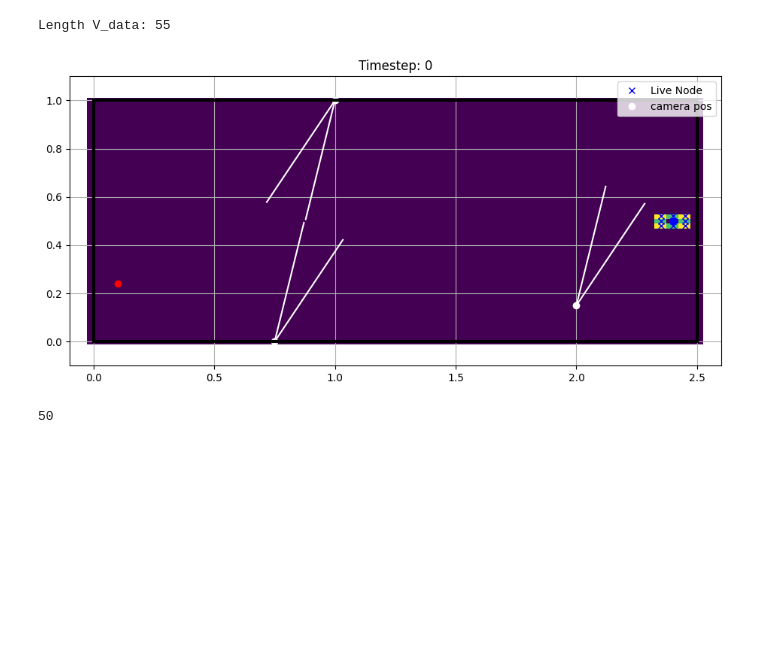
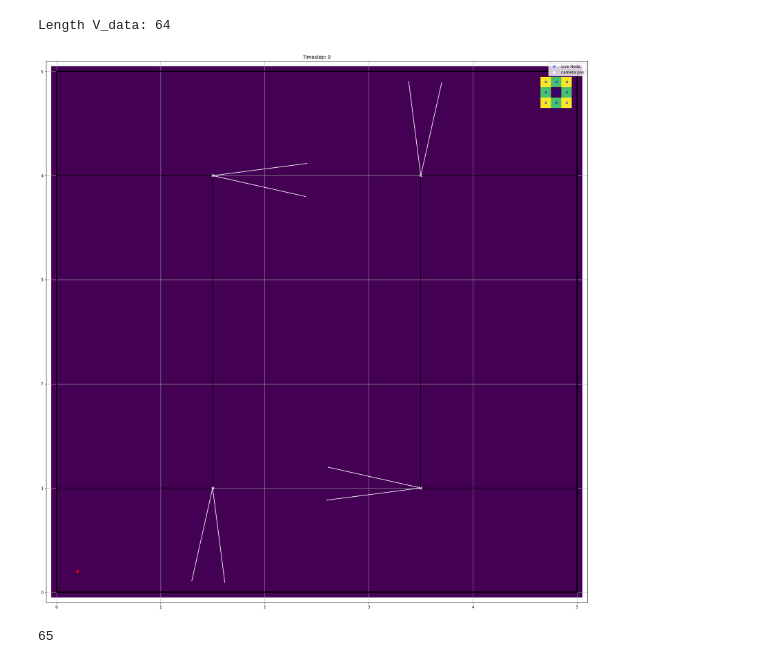
Before and after one commit to jeffersonkim97/cognis_UAM, a Jupyter notebook: notebook/GameTheory_Example_Multiple_Cam_TrenchRun.ipynb, the cells around one changed output. Cells and saved outputs as stored; diff of their text form; code cells hidden in the pictures; blank space fills up the shorter version.

```diff
--- a/notebook/GameTheory_Example_Multiple_Cam_TrenchRun.ipynb
+++ b/notebook/GameTheory_Example_Multiple_Cam_TrenchRun.ipynb
@@ -217,6 +232,18 @@ def bound_cam(i_x, campos, fov_ang_curr, fov_ang, fov_rng):
     ang = np.arctan2(i_xPos[1]-campos[1], i_xPos[0]-campos[0])
     return fov_ang_curr+fov_ang/2-wrap2pi(ang)>=0 and fov_ang_curr-fov_ang/2-wrap2pi(ang)<=0 and fov_rng - dist >= 0
 
+def bound_building(i_x, building):
+    # building: [x0, x1, y0, y1]
+    currpos = position(i_x)
+    bcheck = np.zeros((nB,1))
+    for b in range(nB):
+        bnow = building[b]
+        bcheck[b] = (currpos[0] >= bnow[0] and currpos[0] <= bnow[1] and currpos[1] >= bnow[2] and currpos[1] <= bnow[3])
+    sumcheck = 0
+    for b in range(nB):
+        sumcheck += bcheck[b]
+    return sumcheck
+
 
 # Possible Actions
 movement = [
@@ -241,11 +268,12 @@ while len(live) > 0:
         elif end_in_prev[j] < 0:
             end_in_prev[j] = end_in_prev[j] + len(camvec[j])
     # Populate Node for cost function
+
     for p in live:
         pcheck = np.zeros((n_cam,1))
         # Check Camera State
         for j in range(n_cam):
-            pcheck[j] = bound(p) and not bound_cam(p, campos[j], camvec[j, end_in_prev[j]], fov_ang, fov_rng)
+            pcheck[j] = bound(p) and not bound_cam(p, campos[j], camvec[j, end_in_prev[j]], fov_ang, fov_rng) and not bound_building(p, building)
 
         # If p is out of all camera bound
         if all(pcheck):
@@ -254,7 +282,7 @@ while len(live) > 0:
                 pa = (p[0] - a[0], p[1] - a[1])
                 # Check Camera State
                 for j in range(n_cam):
-                    pacheck[j] = bound(pa) and not bound_cam(pa, campos[j], camvec[j, end_in_prev[j]], fov_ang, fov_rng)
+                    pacheck[j] = bound(pa) and not bound_cam(pa, campos[j], camvec[j, end_in_prev[j]], fov_ang, fov_rng) and not bound_building(pa, building)
                 #If pa is out of all camera bound
                 if all(pacheck):
                     V_new = costfunc(p, pa) + V[p[0], p[1]]
@@ -283,7 +311,7 @@ while len(live) > 0:
         theta = camvec[ind, k]
         xend = campos[ind,0]+fov_rng*np.cos(theta)
         yend = campos[ind,1]+fov_rng*np.sin(theta)
-        plt.plot([campos[ind,0], xend], [campos[ind,1], yend], '--w')
+        plt.plot([campos[ind,0], xend], [campos[ind,1], yend], '--r')
 
         # FOV LOS
         h = fov_rng*np.tan(fov_ang/2)
@@ -293,8 +321,15 @@ while len(live) > 0:
         yprime1 = [campos[ind,1], campos[ind,1]+Rprime*np.sin(camvec[ind, k]+fov_ang/2)]
         xprime2 = [campos[ind,0], campos[ind,0]+Rprime*np.cos(camvec[ind, k]-fov_ang/2)]
         yprime2 = [campos[ind,1], campos[ind,1]+Rprime*np.sin(camvec[ind, k]-fov_ang/2)]
-        plt.plot(xprime1, yprime1, '-w')
-        plt.plot(xprime2, yprime2, '-w')
+        plt.plot(xprime1, yprime1, '-r')
+        plt.plot(xprime2, yprime2, '-r')
+
+    for b in range(nB):
+        bcoor = building[b]
+        plt.plot([bcoor[0], bcoor[1]], [bcoor[2], bcoor[2]], '-k')
+        plt.plot([bcoor[0], bcoor[1]], [bcoor[3], bcoor[3]], '-k')
+        plt.plot([bcoor[0], bcoor[0]], [bcoor[2], bcoor[3]], '-k')
+        plt.plot([bcoor[1], bcoor[1]], [bcoor[2], bcoor[3]], '-k')
 
     # Plot x0, xf
     plt.plot(x0[0], x0[1], 'or')
@@ -303,8 +338,8 @@ while len(live) > 0:
     # Remaining Plotting
     plt.grid()
     tol = 0.1
-    plt.xlim(-tol, 1+tol)
-    plt.ylim(-tol, 1+tol)
+    plt.xlim(-tol, x[-1]+tol)
+    plt.ylim(-tol, y[-1]+tol)
 #    if counter >= 5 and counter < 12:
     #plt.show()
 #    else:
@@ -312,7 +347,7 @@ while len(live) > 0:
 
 print("Length V_data: {}".format(len(V_data)))
 # %% [output]
-Length V_data: 55
+Length V_data: 64
 # %%
 import matplotlib.animation
 
@@ -370,35 +405,42 @@ def anim_dyn_prog(V_data):
                 yprime2 = [campos[ind,1], campos[ind,1]+Rprime*np.sin(camvec[ind, k]-fov_ang/2)]
                 plt.plot(xprime1, yprime1, '-w')
                 plt.plot(xprime2, yprime2, '-w')
 
+            for b in range(nB):
+                bcoor = building[b]
+                plt.plot([bcoor[0], bcoor[1]], [bcoor[2], bcoor[2]], '-k')
+                plt.plot([bcoor[0], bcoor[1]], [bcoor[3], bcoor[3]], '-k')
+                plt.plot([bcoor[0], bcoor[0]], [bcoor[2], bcoor[3]], '-k')
+                plt.plot([bcoor[1], bcoor[1]], [bcoor[2], bcoor[3]], '-k')
+
             # Plot x0, xf
             plt.plot(x0[0], x0[1], 'or')
             plt.plot(xf[0], xf[1], 'ob')
 
             # Boxing the grid edge
             # Horizontal
             plt.plot([x[0], x[-1]], [y[0], y[0]], '-k', linewidth=3)
             plt.plot([x[0], x[-1]], [y[-1], y[-1]], '-k', linewidth=3)
             # Vertical
             plt.plot([x[0], x[0]], [y[0], y[-1]], '-k', linewidth=3)
             plt.plot([x[-1], x[-1]], [y[0], y[-1]], '-k', linewidth=3)
 
             # Plot Settings
             plt.grid()
             plt.axis('square')
             tol = 0.1
             plt.xlim(-tol, x[-1]+tol)
             plt.ylim(-tol, y[-1]+tol)
             plt.legend(loc="upper right")
             plt.title("Timestep: {}".format(i))
 
     return matplotlib.animation.FuncAnimation(fig, update, frames=nV, interval=100)
 
 # Save Animation into MP4
 anim = anim_dyn_prog(V_data)
-anim.save('Vdata_Propagation_'+str(n_cam)+'Cam_Trenchrun.mp4', fps=5)
+anim.save('Vdata_Propagation_'+str(n_cam)+'Cam_Buliding_1.mp4', fps=5)
 # %% [output]
-[figure, old version]
+[figure, new version]
 # %%
 # Sanity Check
 SanityCheck = type(None)
@@ -448,24 +490,25 @@ while p != i_xf:
     pcheck = np.zeros((n_cam,1))
     # Check Camera State
     for j in range(n_cam):
-        pcheck[j] = bound(p) and not bound_cam(p, campos[j], camvec[j, curr_time], fov_ang, fov_rng)
+        pcheck[j] = bound(p) and not bound_cam(p, campos[j], camvec[j, curr_time], fov_ang, fov_rng) and not bound_building(p, building)
 
     # If p is out of all camera bound
     if all(pcheck):
         skitarii = position(p)
         plt.plot(skitarii[0], skitarii[1], 'xb')
         pa_opt = None
+        V_opt = None
         for a in movement:
             pacheck = np.zeros((n_cam,1))
-            pa = (p[0] - a[0], p[1] - a[1])
+            pa = (p[0] + a[0], p[1] + a[1])
             # Check Camera State
             for j in range(n_cam):
-                pacheck[j] = bound(pa) and not bound_cam(pa, campos[j], camvec[j, next_time], fov_ang, fov_rng)
+                pacheck[j] = bound(pa) and not bound_cam(pa, campos[j], camvec[j, next_time], fov_ang, fov_rng) and not bound_building(pa, building)
 
             #If pa is out of all camera bound
             if all(pacheck):
                 V_new = V[pa[0], pa[1]]
-                if pa_opt is None or pa == i_xf or (V_new < V_opt and V_new < V_old):
+                if pa_opt is None or (V_new < V_opt):
                     V_opt = V_new
                     pa_opt = pa
                     plt.plot(position(pa)[0], position(pa)[1], 'xr')
@@ -479,6 +522,13 @@ while p != i_xf:
     else:
         p_hist_opt.append(p)
         count += 1
+
+    for b in range(nB):
+        bcoor = building[b]
+        plt.plot([bcoor[0], bcoor[1]], [bcoor[2], bcoor[2]], '-k')
+        plt.plot([bcoor[0], bcoor[1]], [bcoor[3], bcoor[3]], '-k')
+        plt.plot([bcoor[0], bcoor[0]], [bcoor[2], bcoor[3]], '-k')
+        plt.plot([bcoor[1], bcoor[1]], [bcoor[2], bcoor[3]], '-k')
 
     # Plot x0, xf
     plt.plot(x0[0], x0[1], 'or', label = 'Initial Point')
@@ -506,7 +556,7 @@ pos_hist_opt = np.array([position(p) for p in p_hist_opt])
 print(len(pos_hist_opt))
 #print(pos_hist_opt)
 # %% [output]
-50
+65
 # %%
 def anim_dyn_prog(V_data):
     nV = len(V_data)
```
Also changed, not shown: parts of 6 cells of this notebook, 4 other files.
